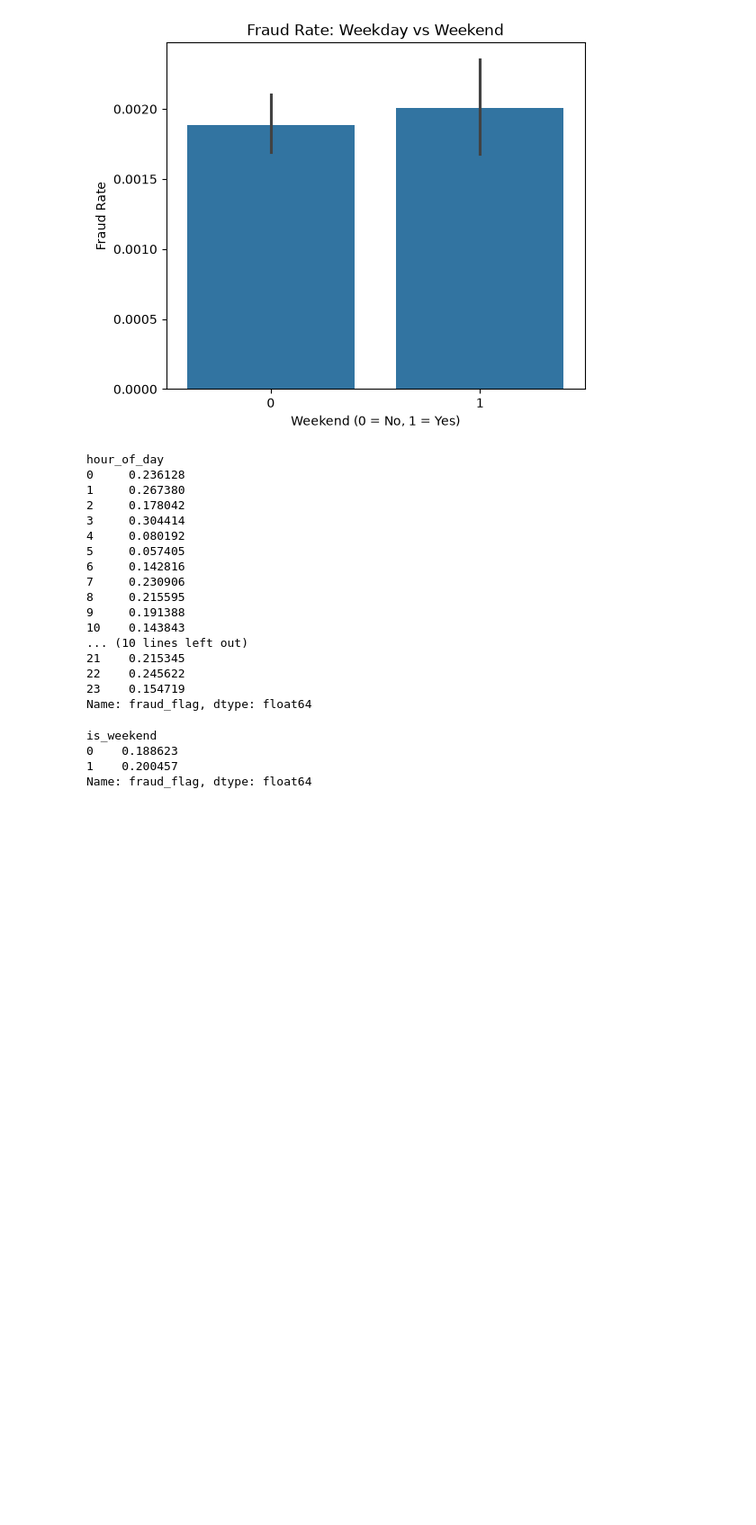
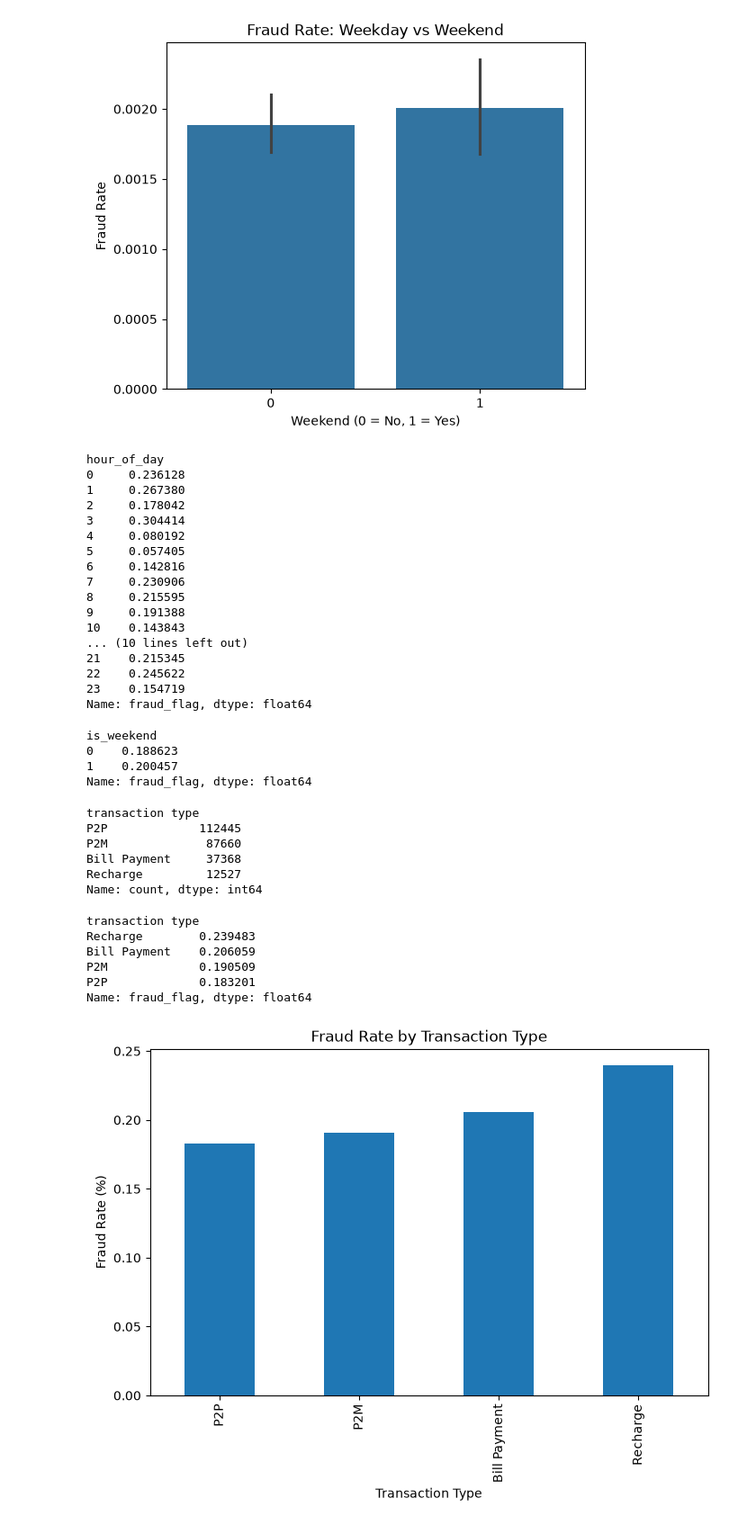
Before and after one commit to AbhayRana123987/upi-fraud-detection, a Jupyter notebook: notebooks/UPI_Fraud_Detection.ipynb, the cells around one changed output. Shown at 90% size. Saved outputs shown, nothing was run; the diff lists cells and outputs as text; code cells hidden in the pictures; blank space fills up the shorter version.

```diff
--- a/notebooks/UPI_Fraud_Detection.ipynb
+++ b/notebooks/UPI_Fraud_Detection.ipynb
@@ -231,3 +231,34 @@ is_weekend
 0    0.188623
 1    0.200457
 Name: fraud_flag, dtype: float64
+# %%
+df['transaction type'].value_counts()
+# %% [output]
+transaction type
+P2P             112445
+P2M              87660
+Bill Payment     37368
+Recharge         12527
+Name: count, dtype: int64
+# %%
+fraud_by_type = df.groupby('transaction type')['fraud_flag'].mean() * 100
+fraud_by_type.sort_values(ascending=False)
+# %% [output]
+transaction type
+Recharge        0.239483
+Bill Payment    0.206059
+P2M             0.190509
+P2P             0.183201
+Name: fraud_flag, dtype: float64
+# %%
+plt.figure(figsize=(8,5))
+
+fraud_by_type.sort_values().plot(kind='bar')
+
+plt.title('Fraud Rate by Transaction Type')
+plt.xlabel('Transaction Type')
+plt.ylabel('Fraud Rate (%)')
+
+plt.show()
+# %% [output]
+[figure, added]
```
Also changed, not shown: parts of 29 cells of this notebook.
